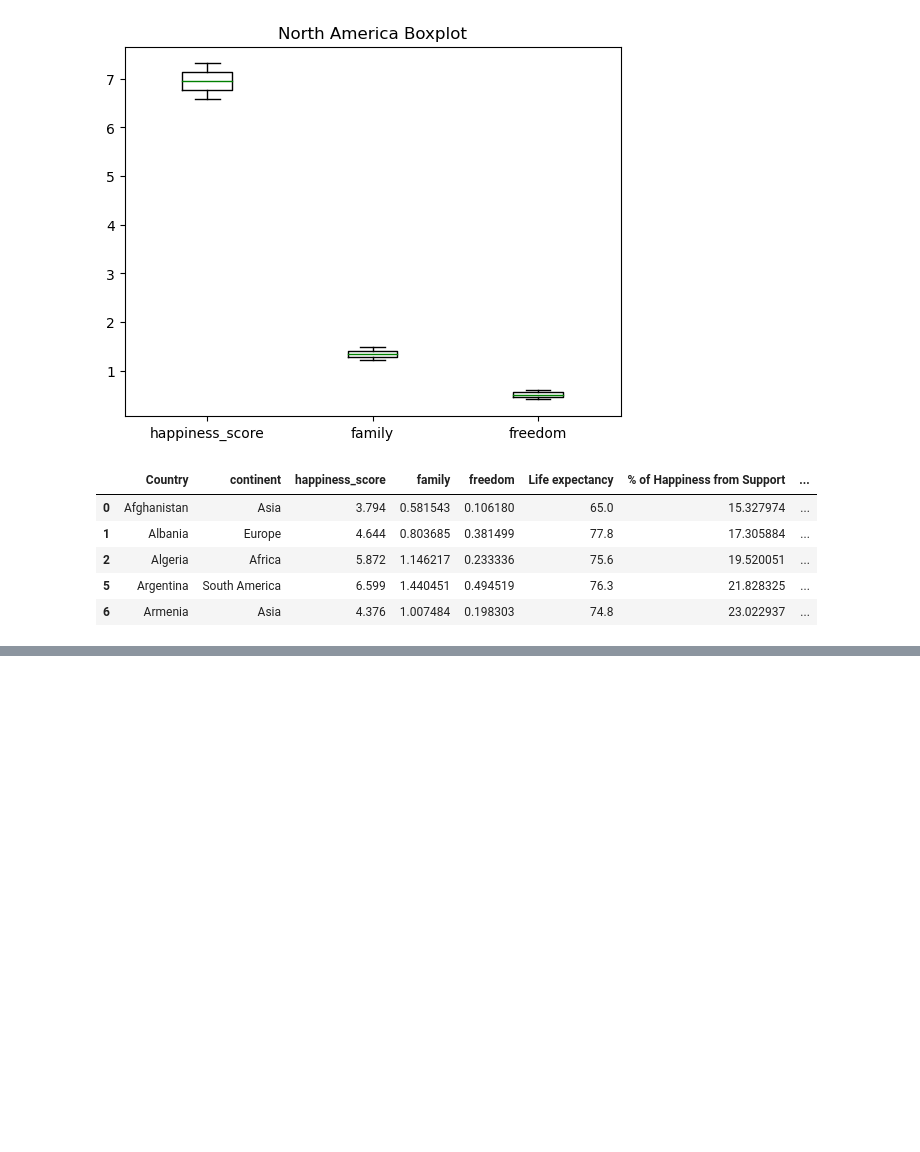
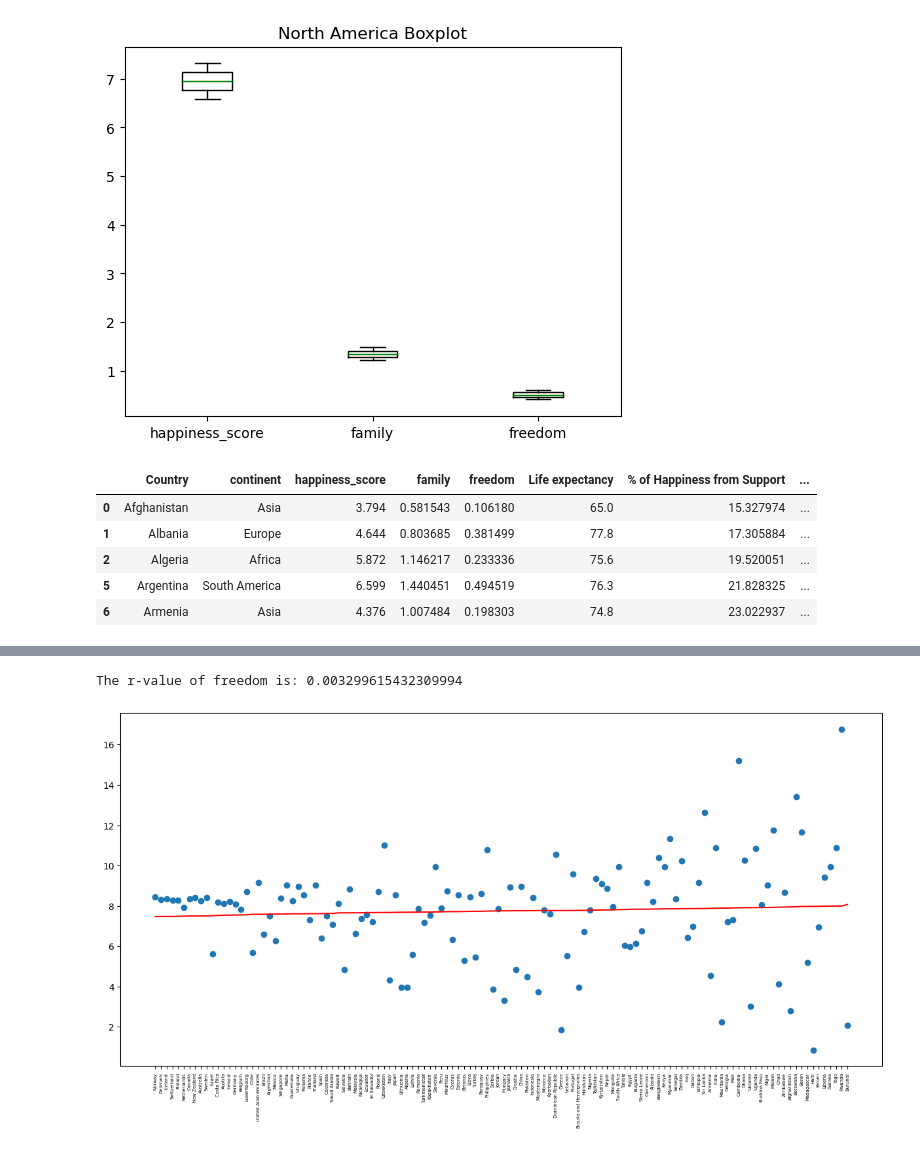
Before and after one commit to camerondifalco1/Project1, a Jupyter notebook: support_and_freedom.ipynb, the cells around one changed output, grey strips where cells are left out. Saved outputs shown, nothing was run; the diff lists cells and outputs as text; code cells hidden in the pictures; blank space fills up the shorter version.

```diff
--- a/support_and_freedom.ipynb
+++ b/support_and_freedom.ipynb
@@ -154,0 +220,35 @@ social_freedom_df.head()
+# %%
+#scatter plot and line regression
+#does getting more freedom to make life correlate to a higher happiness score
+
+#axis
+x_freedom_percent = social_freedom_df["Country"]
+y_freedom_percent = social_freedom_df["% of Happiness from Freedom"]
+
+#data points
+happy = social_freedom_df["happiness_score"]
+country = social_freedom_df["Country"]
+
+#line regression and line equation
+free_slope, free_int, free_r, free_p, free_std_err = st.linregress(happy, y_freedom_percent)
+free_fit = free_slope * happy + free_int
+
+#increase plot size for volume of x-axis values
+size = plt.figure()
+size.set_figwidth(15)
+size.set_figheight(7)
+
+#plot scatter and line regression
+plt.scatter(x_freedom_percent, y_freedom_percent)
+plt.plot(x_freedom_percent, free_fit, color='red')
+
+#style xticks
+plt.xticks(country, size=5, rotation=90)
+
+#print r-value for analysis
+print(f'The r-value of freedom is: {free_r**2}')
+
+plt.show()
+# %% [output]
+The r-value of freedom is: 0.003299615432309994
+[figure, added]
```
Also changed, not shown: parts of 20 cells of this notebook, 1 other file.
